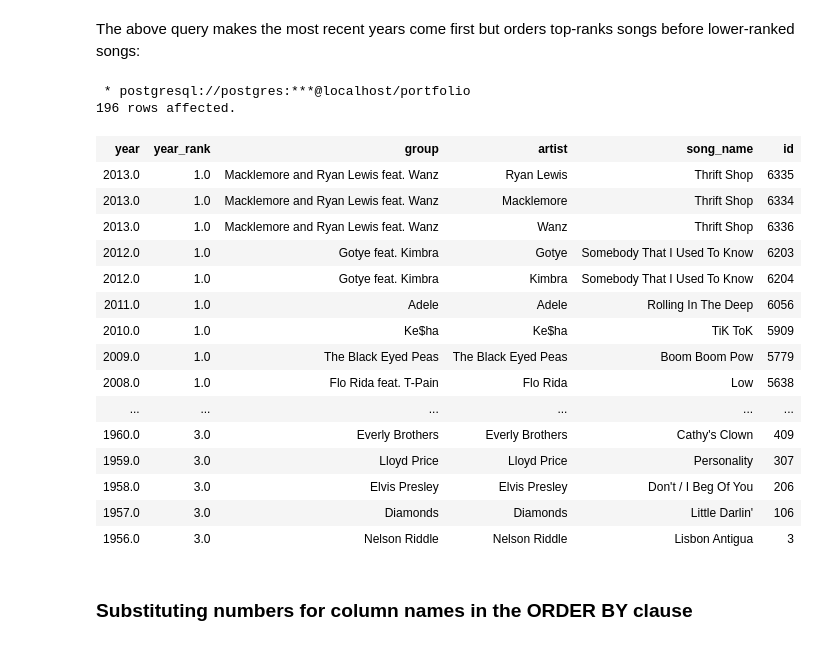
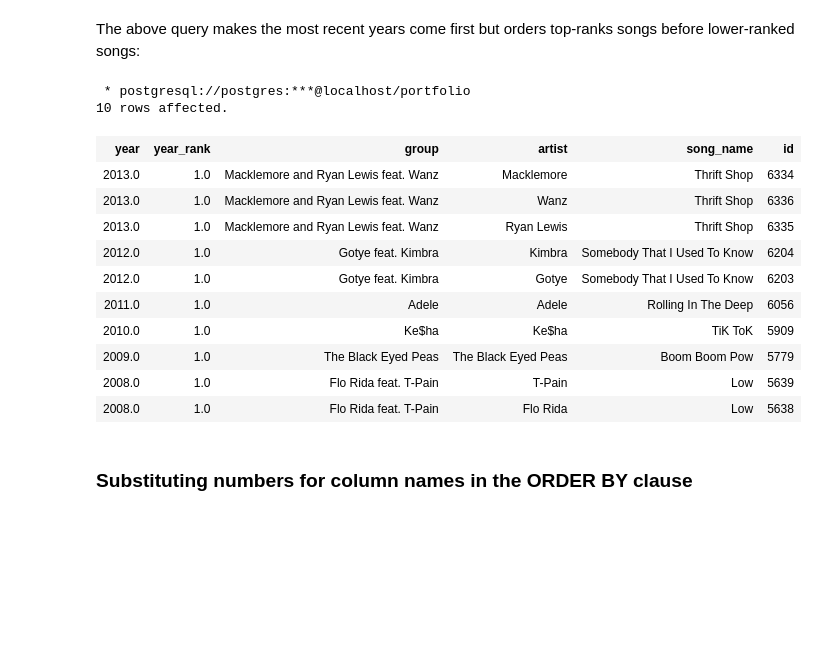
Before and after one commit to davidkeya/SQL-Projects, a Jupyter notebook: SQL Review 2021/Sql Queries from Jupyter Notebook.ipynb, the cells around one changed output. Cells and saved outputs as stored; diff of their text form; code cells hidden in the pictures; blank space fills up the shorter version.

```diff
--- a/SQL Review 2021/Sql Queries from Jupyter Notebook.ipynb
+++ b/SQL Review 2021/Sql Queries from Jupyter Notebook.ipynb
@@ -1056,27 +1023,23 @@ The above query makes the most recent years come first but orders top-ranks song
 # %%
 %%sql
 SELECT * FROM bill_board
 WHERE year_rank <= 3
 ORDER BY year_rank, year DESC
+LIMIT 10
 # %% [output]
  * postgresql://postgres:***@localhost/portfolio
-196 rows affected.
+10 rows affected.
 | year | year_rank | group | artist | song_name | id |
-| 2013.0 | 1.0 | Macklemore and Ryan Lewis feat. Wanz | Ryan Lewis | Thrift Shop | 6335 |
 | 2013.0 | 1.0 | Macklemore and Ryan Lewis feat. Wanz | Macklemore | Thrift Shop | 6334 |
 | 2013.0 | 1.0 | Macklemore and Ryan Lewis feat. Wanz | Wanz | Thrift Shop | 6336 |
+| 2013.0 | 1.0 | Macklemore and Ryan Lewis feat. Wanz | Ryan Lewis | Thrift Shop | 6335 |
+| 2012.0 | 1.0 | Gotye feat. Kimbra | Kimbra | Somebody That I Used To Know | 6204 |
 | 2012.0 | 1.0 | Gotye feat. Kimbra | Gotye | Somebody That I Used To Know | 6203 |
-| 2012.0 | 1.0 | Gotye feat. Kimbra | Kimbra | Somebody That I Used To Know | 6204 |
 | 2011.0 | 1.0 | Adele | Adele | Rolling In The Deep | 6056 |
 | 2010.0 | 1.0 | Ke$ha | Ke$ha | TiK ToK | 5909 |
 | 2009.0 | 1.0 | The Black Eyed Peas | The Black Eyed Peas | Boom Boom Pow | 5779 |
+| 2008.0 | 1.0 | Flo Rida feat. T-Pain | T-Pain | Low | 5639 |
 | 2008.0 | 1.0 | Flo Rida feat. T-Pain | Flo Rida | Low | 5638 |
-| ... | ... | ... | ... | ... | ... |
-| 1960.0 | 3.0 | Everly Brothers | Everly Brothers | Cathy's Clown | 409 |
-| 1959.0 | 3.0 | Lloyd Price | Lloyd Price | Personality | 307 |
-| 1958.0 | 3.0 | Elvis Presley | Elvis Presley | Don't / I Beg Of You | 206 |
-| 1957.0 | 3.0 | Diamonds | Diamonds | Little Darlin' | 106 |
-| 1956.0 | 3.0 | Nelson Riddle | Nelson Riddle | Lisbon Antigua | 3 |
 # %% [markdown]
 ### Substituting numbers for column names in the ORDER BY clause
 # %%
```
Also changed, not shown: parts of 11 cells of this notebook.
